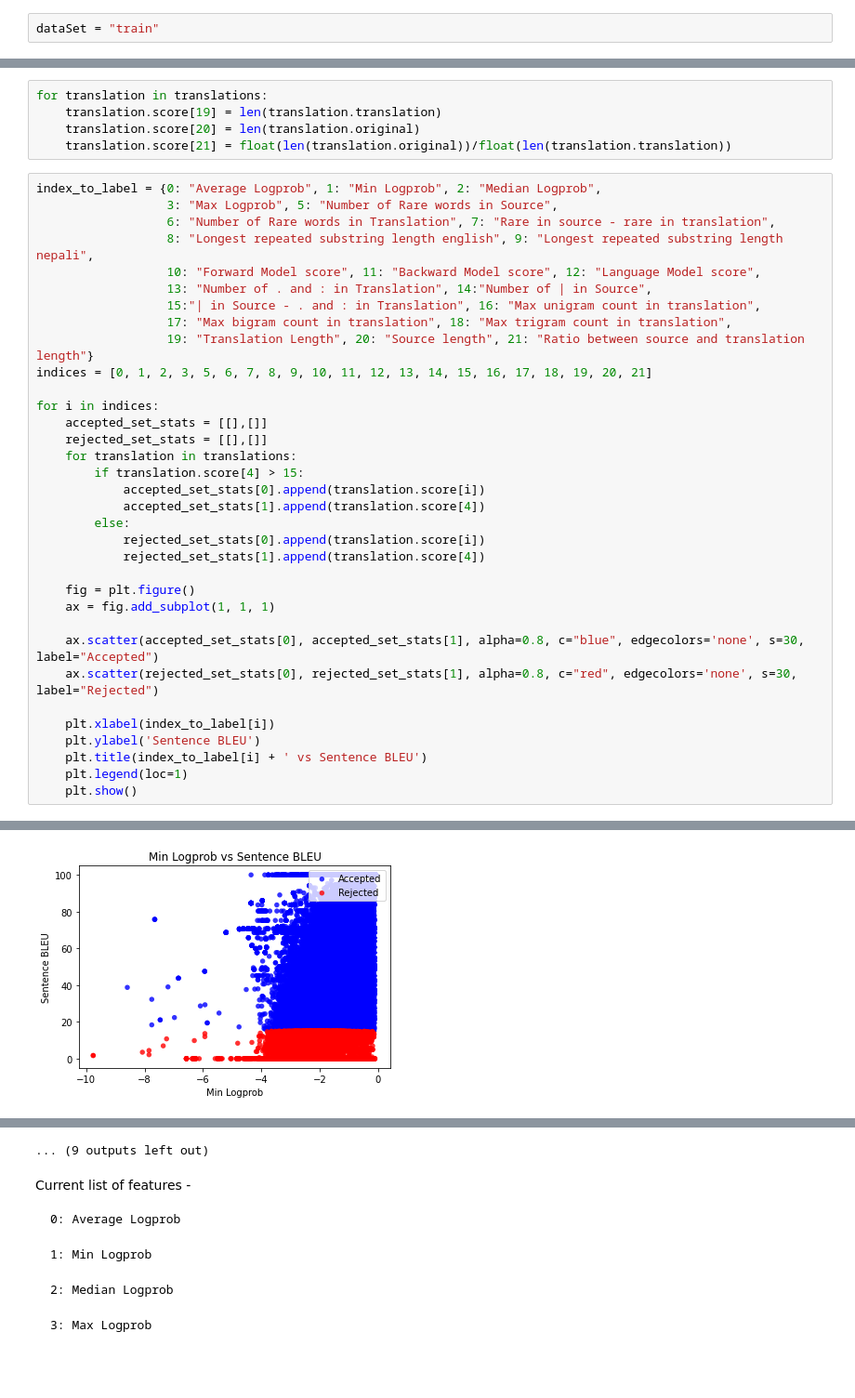
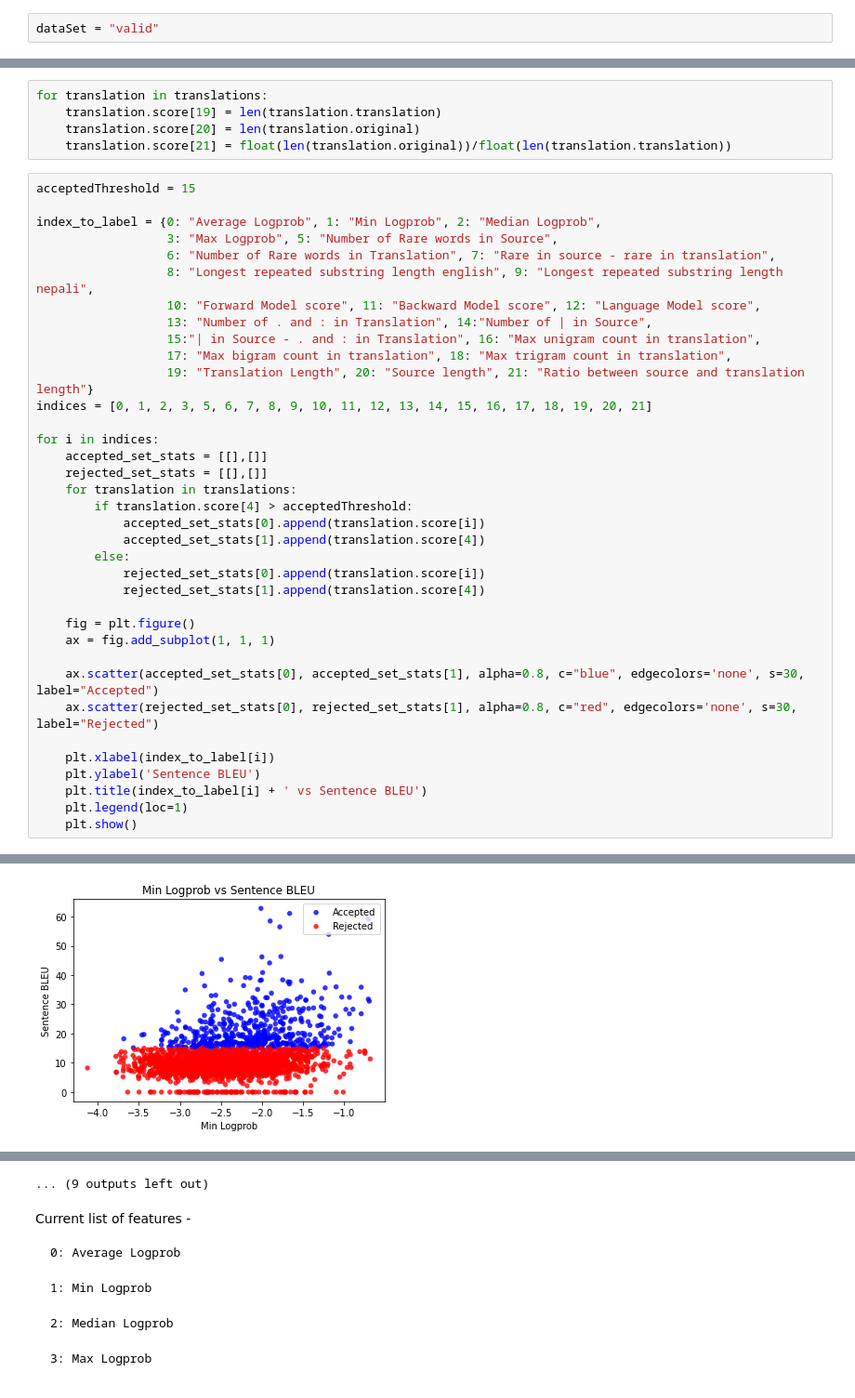
Before and after one commit to DhruvaBansal00/ConfidentMT, a Jupyter notebook: LanguageAnalysis.ipynb, the cells around one changed output, grey strips where cells are left out. Shown: that part at 93% size. Saved outputs shown, nothing was run; the diff lists cells and outputs as text.

Commit message:
flexible feature selection and threshold change

```diff
--- a/LanguageAnalysis.ipynb
+++ b/LanguageAnalysis.ipynb
@@ -78,5 +82,5 @@ configs                        language_models
 # %%
-dataSet = "train"
+dataSet = "valid"
 # %%
 !fairseq-generate \
     data-bin/wiki_ne_en_bpe5000/ \
@@ -458,6 +448,8 @@ for translation in translations:
     translation.score[20] = len(translation.original)
     translation.score[21] = float(len(translation.original))/float(len(translation.translation))
 # %%
+acceptedThreshold = 15
+
 index_to_label = {0: "Average Logprob", 1: "Min Logprob", 2: "Median Logprob",
                   3: "Max Logprob", 5: "Number of Rare words in Source",
                   6: "Number of Rare words in Translation", 7: "Rare in source - rare in translation",
@@ -473,7 +465,7 @@ for i in indices:
     accepted_set_stats = [[],[]]
     rejected_set_stats = [[],[]]
     for translation in translations:
-        if translation.score[4] > 15:
+        if translation.score[4] > acceptedThreshold:
             accepted_set_stats[0].append(translation.score[i])
             accepted_set_stats[1].append(translation.score[4])
         else:
@@ -496 +488 @@ for i in indices:
-[figure, old version]
+[figure, new version]
```
Also changed, not shown: parts of 9 cells of this notebook.
